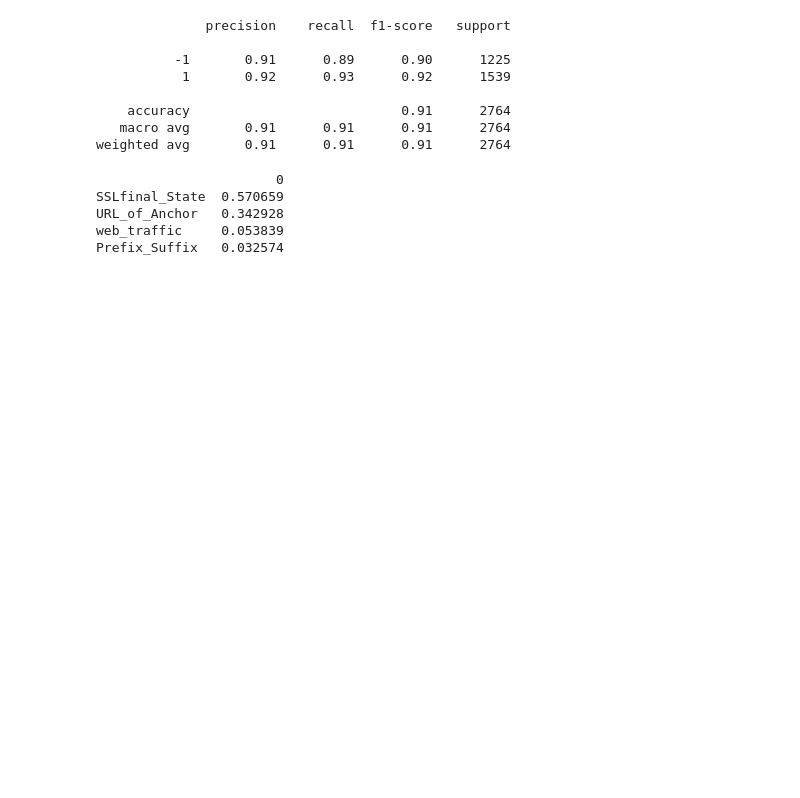
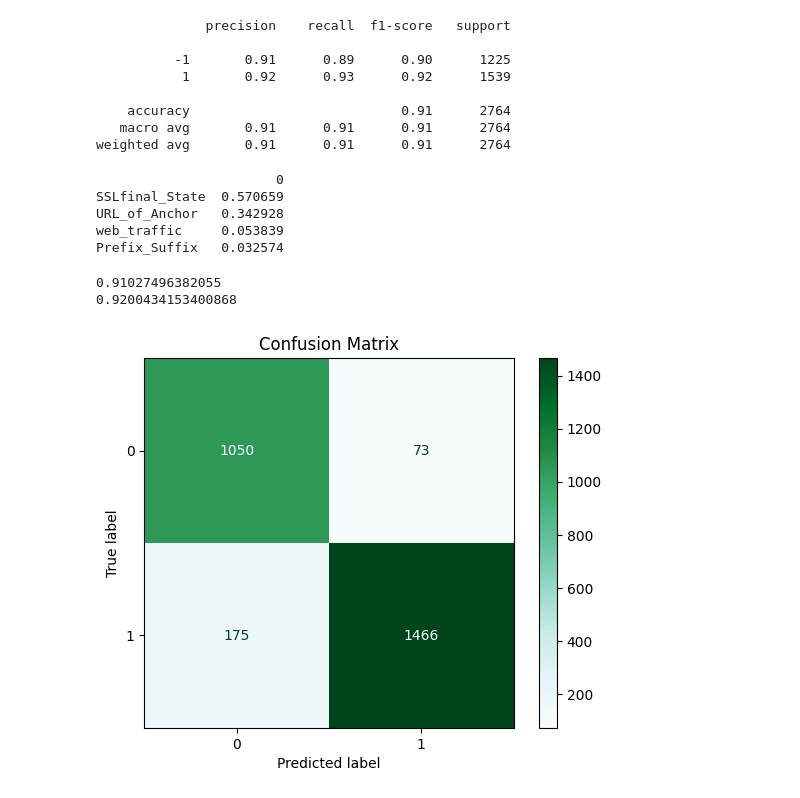
Before and after one commit to bgvg/especializacao-cienciadados-ufmg, a Jupyter notebook: detectando-phishing-espufmg-set2025.ipynb, the cells around one changed output. Drawn from its saved outputs; the diff is of its cells as text; code cells hidden in the pictures; blank space fills up the shorter version.

```diff
--- a/detectando-phishing-espufmg-set2025.ipynb
+++ b/detectando-phishing-espufmg-set2025.ipynb
@@ -528,3 +562,9 @@ SSLfinal_State  0.570659
 URL_of_Anchor   0.342928
 web_traffic     0.053839
 Prefix_Suffix   0.032574
+# %%
+classifier1_fit2 = classifier1.fit(X_train,y_train)
+classifier2_fit2 = classifier2.fit(X_train,y_train)
+# %%
+classifier1_pred = classifier1.predict(X_test)
+classifier2_pred = classifier2.predict(X_test)
@@ -530,0 +574,15 @@ Prefix_Suffix   0.032574
+# %%
+print(classifier1_score)
+print(classifier2_score)
+# %% [output]
+0.91027496382055
+0.9200434153400868
+# %%
+cm = confusion_matrix(classifier1_pred,y_test)
+disp = ConfusionMatrixDisplay(confusion_matrix=cm
+                             )
+disp.plot(cmap=plt.cm.BuGn)
+plt.title('Confusion Matrix')
+plt.show()
+# %% [output]
+[figure, added]
```
Also changed, not shown: parts of 53 cells of this notebook.
